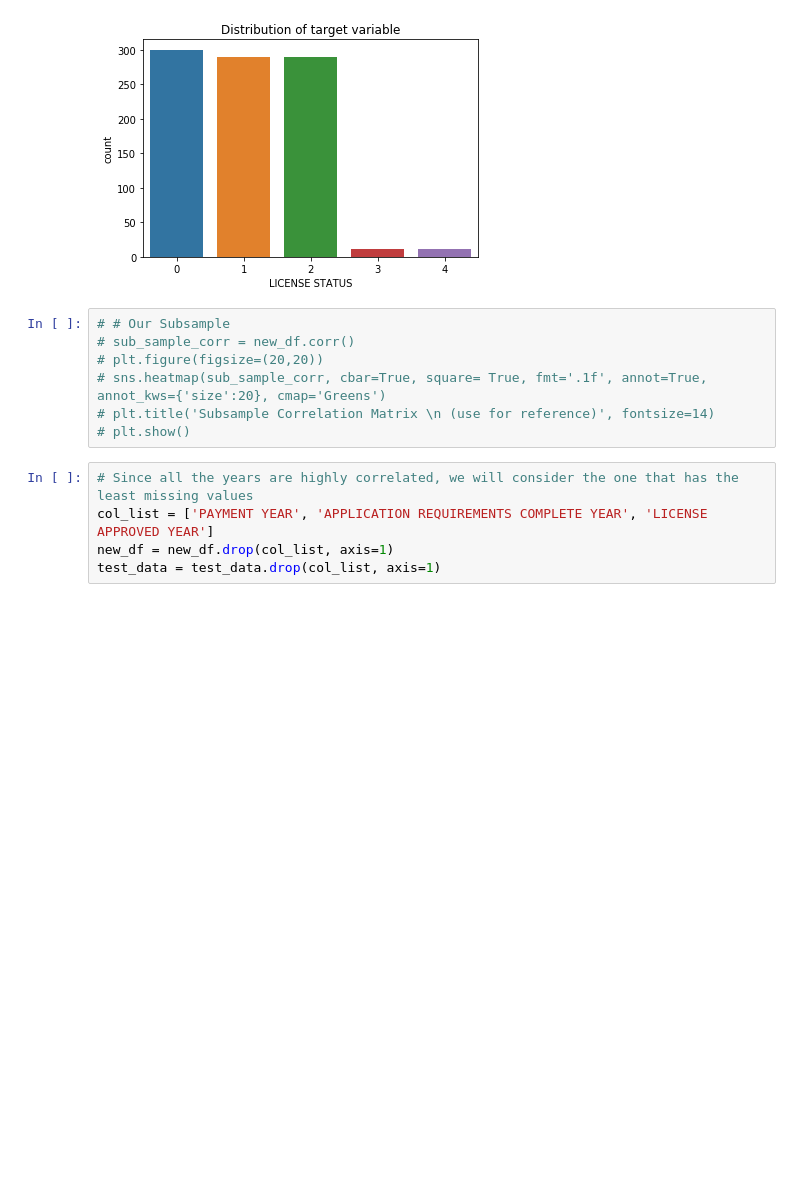
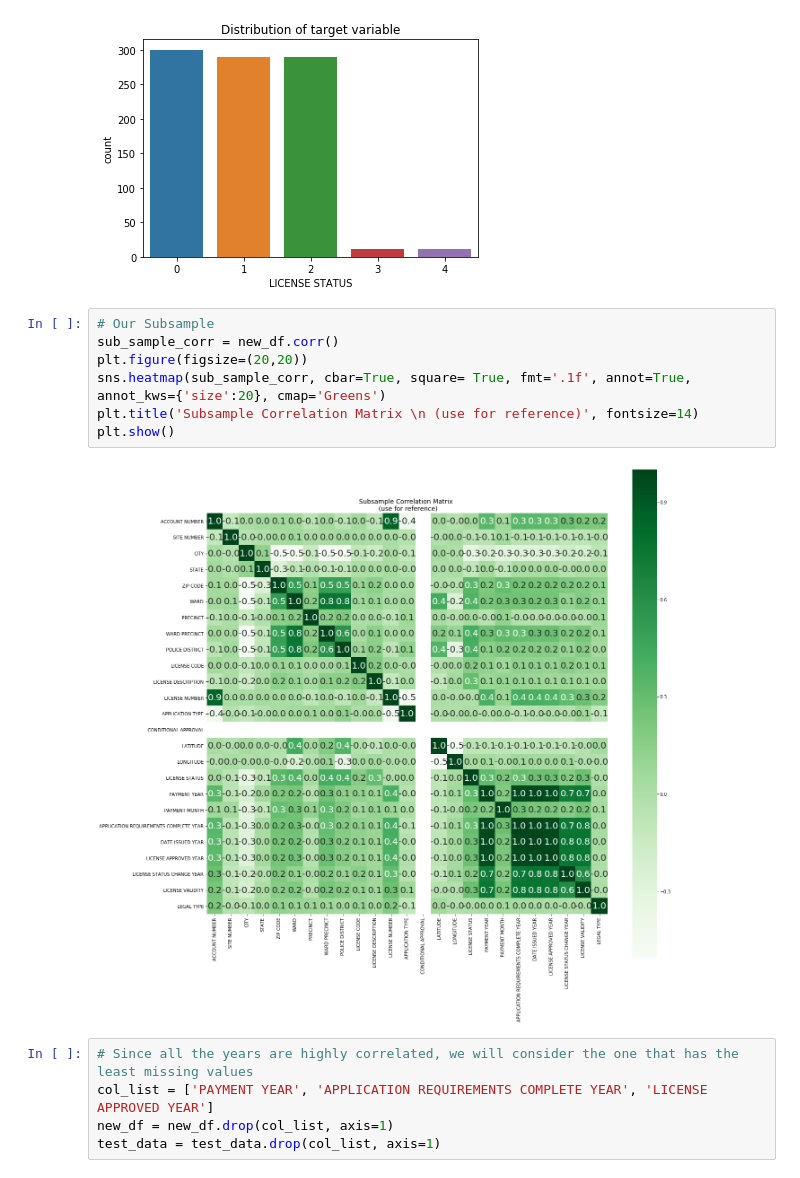
Before and after one commit to shreayan98c/ZS-Hiring-Challenge, a Jupyter notebook: ZSsolution.ipynb, the cells around one changed output. Cells and saved outputs as stored; diff of their text form; blank space fills up the shorter version.

```diff
--- a/ZSsolution.ipynb
+++ b/ZSsolution.ipynb
@@ -544,12 +544,14 @@ plt.show()
 # %% [output]
 [figure]
 # %%
-# # Our Subsample
-# sub_sample_corr = new_df.corr()
-# plt.figure(figsize=(20,20))
-# sns.heatmap(sub_sample_corr, cbar=True, square= True, fmt='.1f', annot=True, annot_kws={'size':20}, cmap='Greens')
-# plt.title('Subsample Correlation Matrix \n (use for reference)', fontsize=14)
-# plt.show()
+# Our Subsample
+sub_sample_corr = new_df.corr()
+plt.figure(figsize=(20,20))
+sns.heatmap(sub_sample_corr, cbar=True, square= True, fmt='.1f', annot=True, annot_kws={'size':20}, cmap='Greens')
+plt.title('Subsample Correlation Matrix \n (use for reference)', fontsize=14)
+plt.show()
+# %% [output]
+[figure, added]
 # %%
 # Since all the years are highly correlated, we will consider the one that has the least missing values
 col_list = ['PAYMENT YEAR', 'APPLICATION REQUIREMENTS COMPLETE YEAR', 'LICENSE APPROVED YEAR']
```
Also changed, not shown: parts of 73 cells of this notebook.
